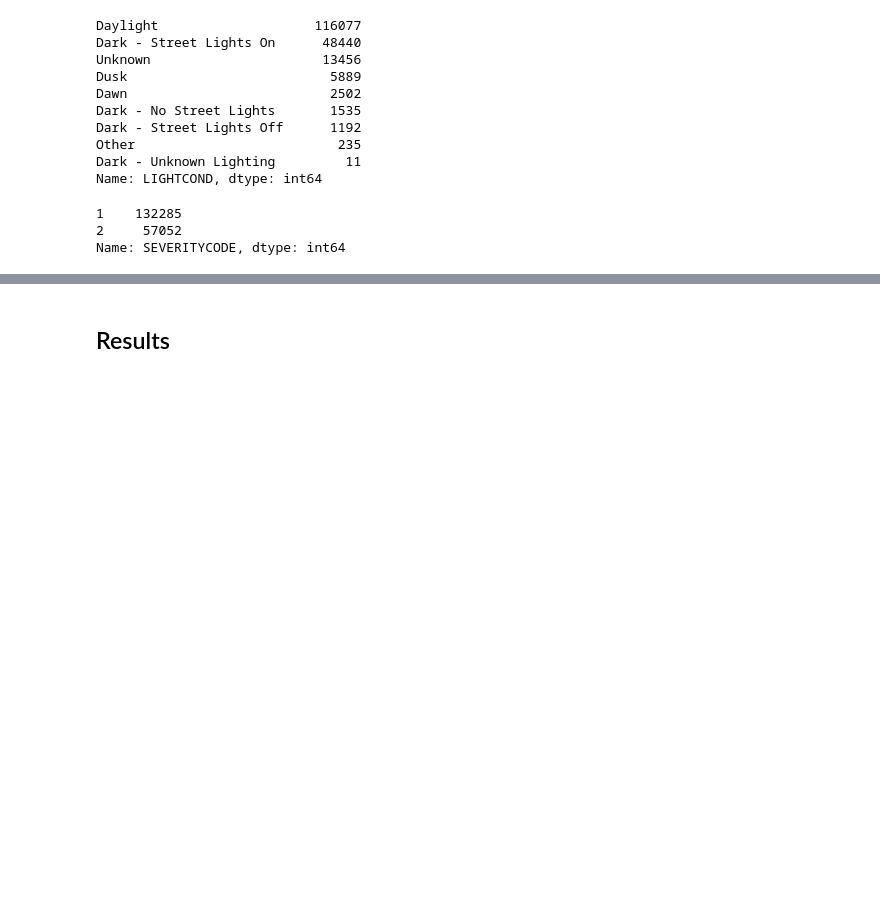
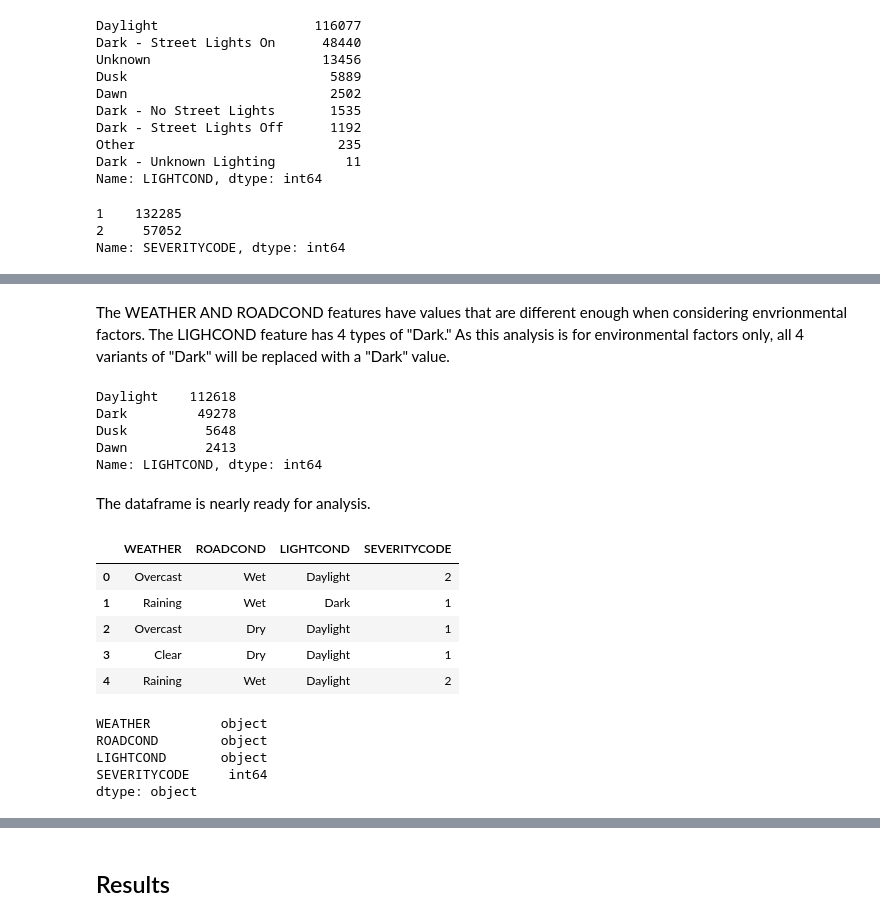
Before and after one commit to bman918/Coursera_Capstone, a Jupyter notebook: Data_Science_Capstone.ipynb, the cells around one changed output, grey strips where cells are left out. Saved outputs shown, nothing was run; the diff lists cells and outputs as text; code cells hidden in the pictures; blank space fills up the shorter version.

```diff
--- a/Data_Science_Capstone.ipynb
+++ b/Data_Science_Capstone.ipynb
@@ -131,0 +205,30 @@ dtype: int64
+# %% [markdown]
+The WEATHER AND ROADCOND features have values that are different enough when considering envrionmental factors. The LIGHCOND feature has 4 types of "Dark." As this analysis is for environmental factors only, all 4 variants of "Dark" will be replaced with a "Dark" value.
+# %%
+clean_df['LIGHTCOND'].replace(['Dark - Street Lights On','Dark - No Street Lights', 'Dark - Street Lights Off', 'Dark - Unknown Lighting'],'Dark', inplace = True)
+clean_df['LIGHTCOND'].value_counts(sort=True)
+# %% [output]
+Daylight    112618
+Dark         49278
+Dusk          5648
+Dawn          2413
+Name: LIGHTCOND, dtype: int64
+# %% [markdown]
+The dataframe is nearly ready for analysis.
+# %%
+clean_df.head()
+# %% [output]
+|  | WEATHER | ROADCOND | LIGHTCOND | SEVERITYCODE |
+| 0 | Overcast | Wet | Daylight | 2 |
+| 1 | Raining | Wet | Dark | 1 |
+| 2 | Overcast | Dry | Daylight | 1 |
+| 3 | Clear | Dry | Daylight | 1 |
+| 4 | Raining | Wet | Daylight | 2 |
+# %%
+clean_df.dtypes
+# %% [output]
+WEATHER         object
+ROADCOND        object
+LIGHTCOND       object
+SEVERITYCODE     int64
+dtype: object
```
Also changed, not shown: parts of 50 cells of this notebook, 4 other files.
